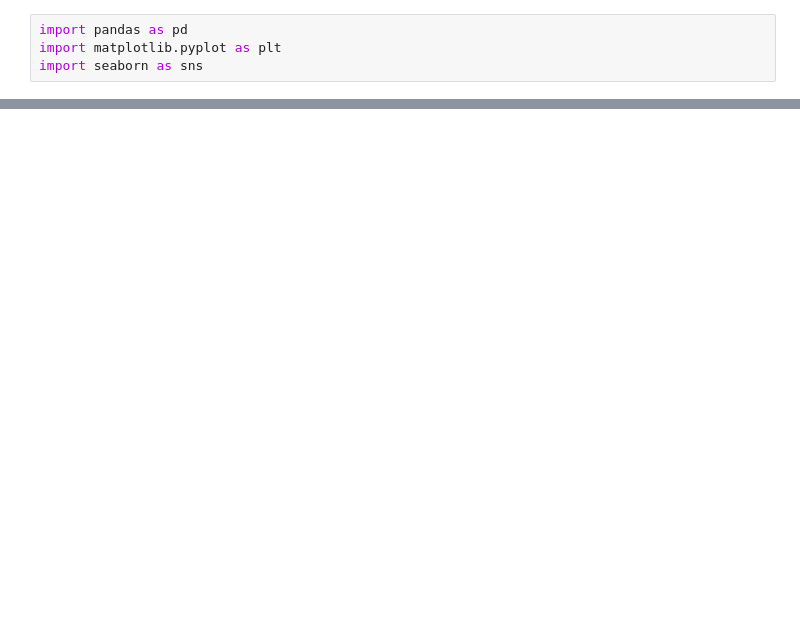
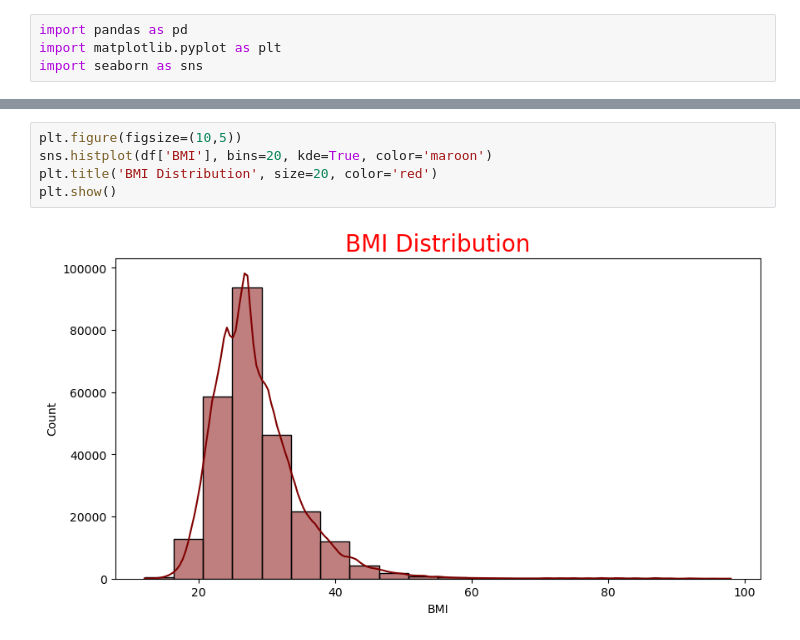
Before and after one commit to tamalbhowmik1995-svg/Analyse-Health-and-Demographic-Using-Python, a Jupyter notebook: Untitled.ipynb, the cells around one changed output, grey strips where cells are left out. Drawn from its saved outputs; the diff is of its cells as text; blank space fills up the shorter version.

```diff
--- a/Untitled.ipynb
+++ b/Untitled.ipynb
@@ -15,0 +23,7 @@ df.head()
+# %%
+plt.figure(figsize=(10,5))
+sns.histplot(df['BMI'], bins=20, kde=True, color='maroon')
+plt.title('BMI Distribution', size=20, color='red')
+plt.show()
+# %% [output]
+[figure, added]
```
Also changed, not shown: parts of 30 cells of this notebook.
